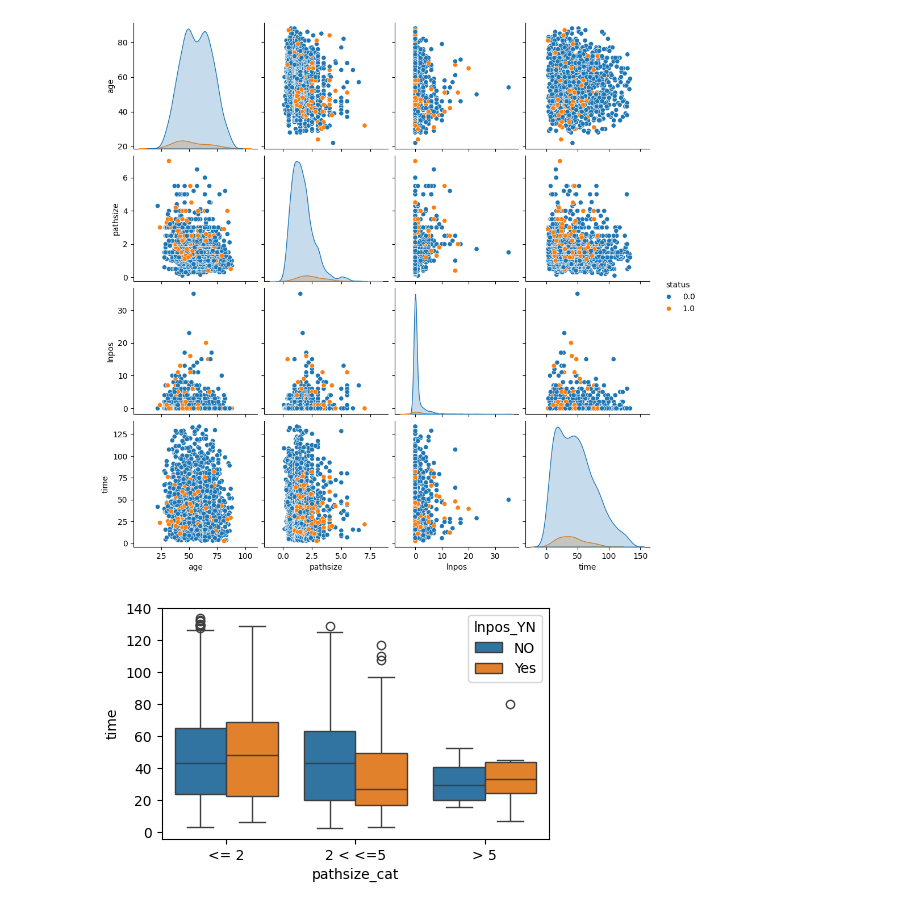
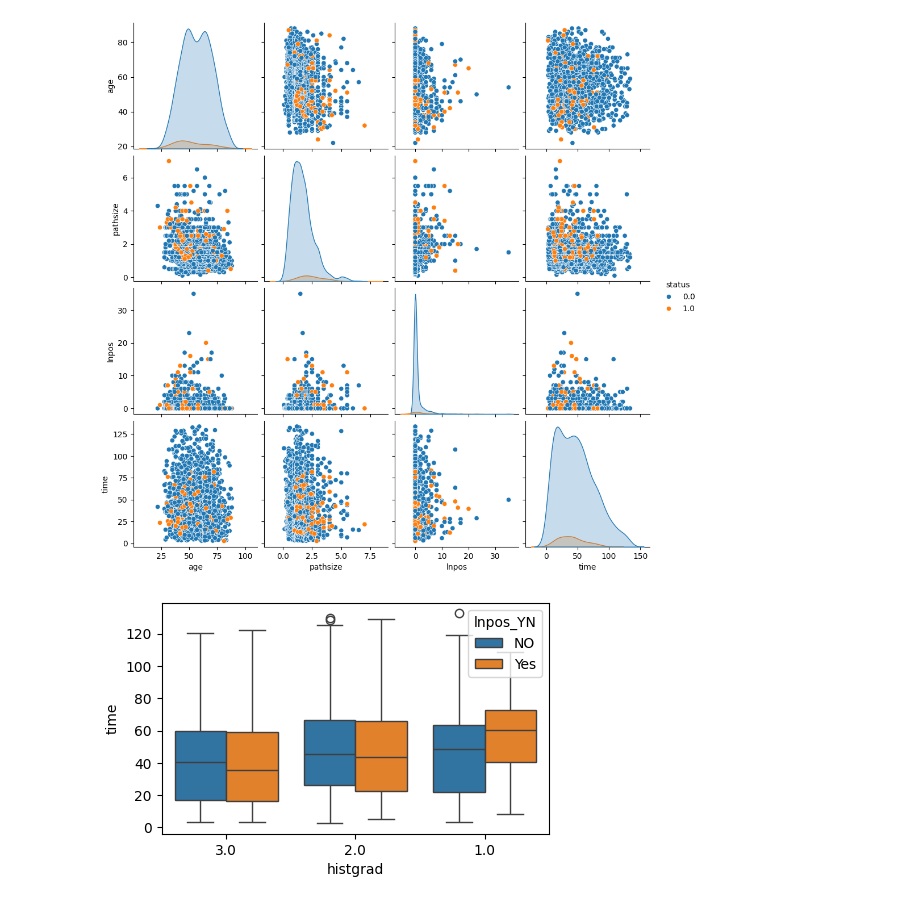
Before and after one commit to aryanssd/-sixteenth-exercices-for-loop, a Jupyter notebook: descriptive-statics.ipynb, the cells around one changed output. Drawn from its saved outputs; the diff is of its cells as text; code cells hidden in the pictures.

Commit message:
Kaggle Notebook | Descriptive Statics | histgrad_var_seaborn_boxplot

```diff
--- a/descriptive-statics.ipynb
+++ b/descriptive-statics.ipynb
@@ -375,9 +375,9 @@ plt.show()
 # %%
 fig, ax = plt.subplots(figsize=(5, 3))
 
 
-sns.boxplot(df, x="pathsize_cat" , y="time", hue="lnpos_YN" , ax=ax )
-
+#sns.boxplot(df, x="pathsize_cat" , y="time", hue="lnpos_YN" , ax=ax )
+sns.boxplot(df, x="histgrad", y="time", hue="lnpos_YN", ax=ax)
 plt.show()
 # %% [output]
-[figure, old version]
+[figure, new version]
```
